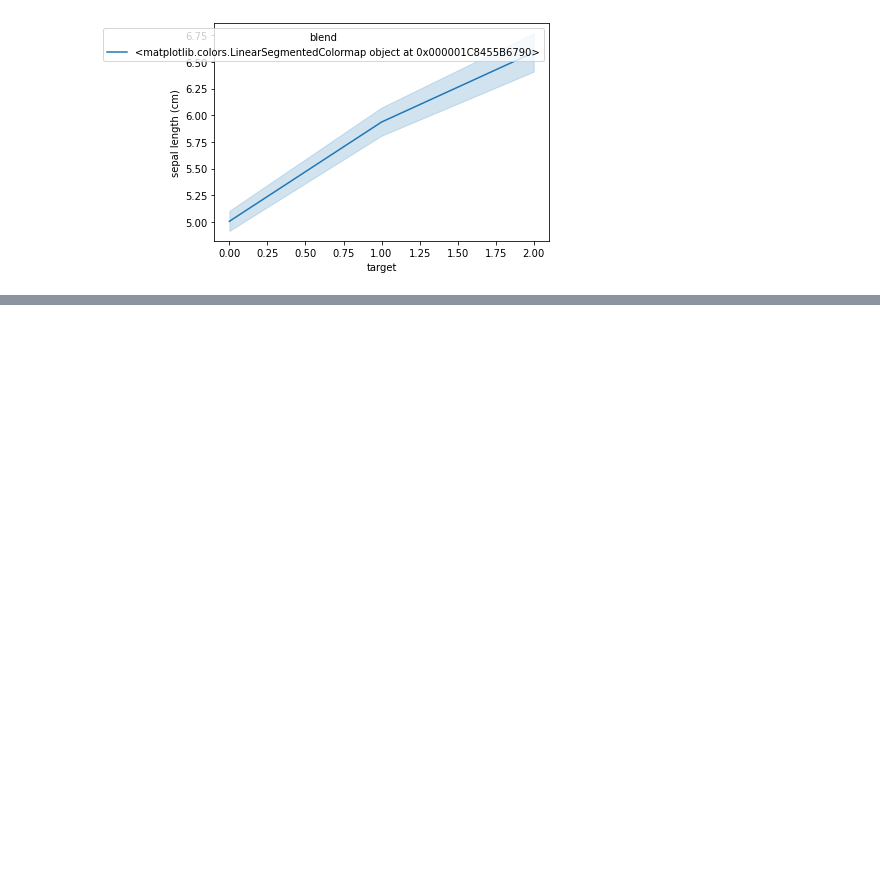
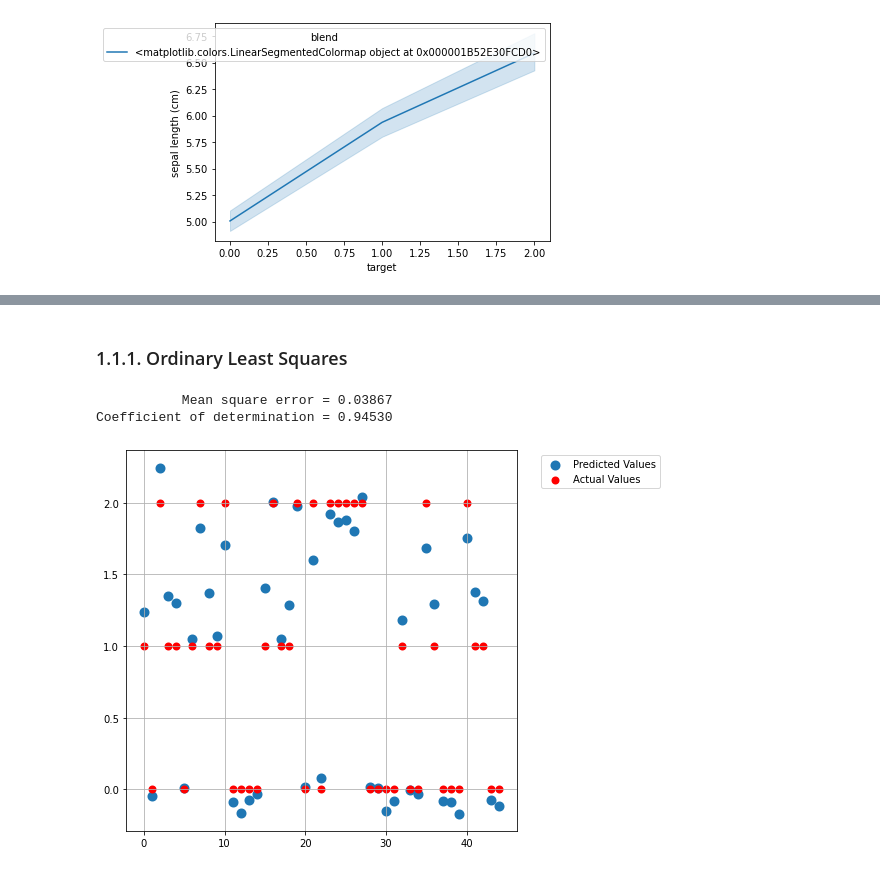
Before and after one commit to solothinker/ML-DL-Xperiments, a Jupyter notebook: Iris-Xperiments/Iris_Data.ipynb, the cells around one changed output, grey strips where cells are left out. Drawn from its saved outputs; the diff is of its cells as text; code cells hidden in the pictures; blank space fills up the shorter version.

```diff
--- a/Iris-Xperiments/Iris_Data.ipynb
+++ b/Iris-Xperiments/Iris_Data.ipynb
@@ -218,0 +246,13 @@ sns.lineplot(x=df.columns[-1], y=df.columns[0],
+# %%
+def scoreData(model):
+    model.fit(xTrain,yTrain)
+    yPredict = model.predict(xTest)
+    print("           Mean square error = {0:.5f}".format(mean_squared_error(yPredict,yTest)))
+    print("Coefficient of determination = {0:.05f}".format(r2_score(yPredict,yTest)))
+    plt.figure(figsize=[7,7])
+    plt.scatter(np.arange(0,len(yPredict)),yPredict,linewidths=4,label='Predicted Values')
+    plt.scatter(np.arange(0,len(yPredict)),yTest,linewidths=2,color="red",label='Actual Values')
+#     plt.legend()
+    plt.legend(bbox_to_anchor=(1.05, 1), loc='upper left')#, prop=fontP)
+    plt.grid()
+    plt.show()
@@ -218,0 +309,9 @@ sns.lineplot(x=df.columns[-1], y=df.columns[0],
+# %% [markdown]
+### 1.1.1. Ordinary Least Squares
+# %%
+model = linear_model.LinearRegression()
+scoreData(model)
+# %% [output]
+           Mean square error = 0.03867
+Coefficient of determination = 0.94530
+[figure, added]
```
Also changed, not shown: parts of 33 cells of this notebook.
